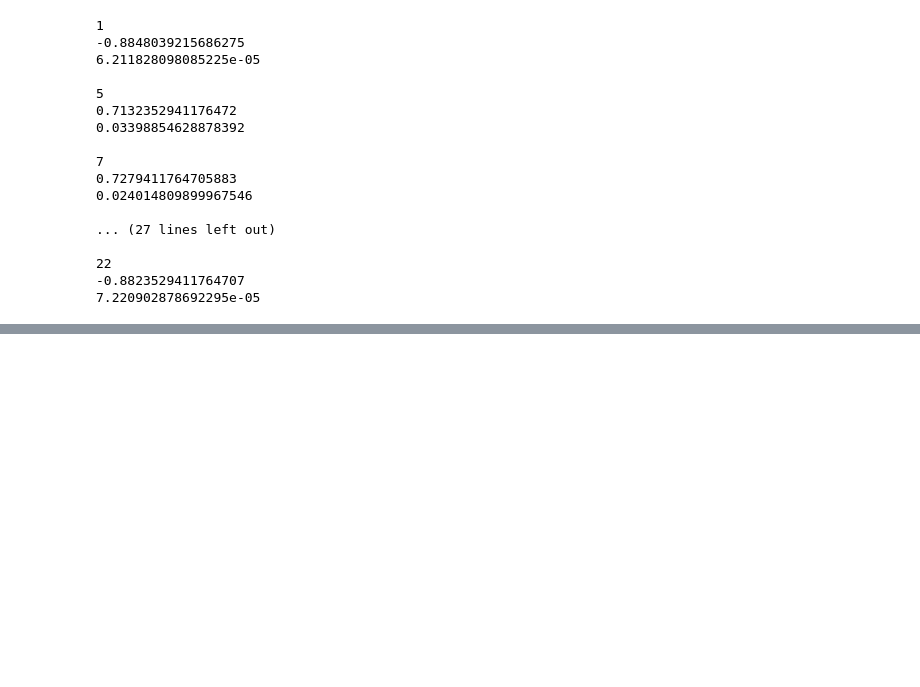
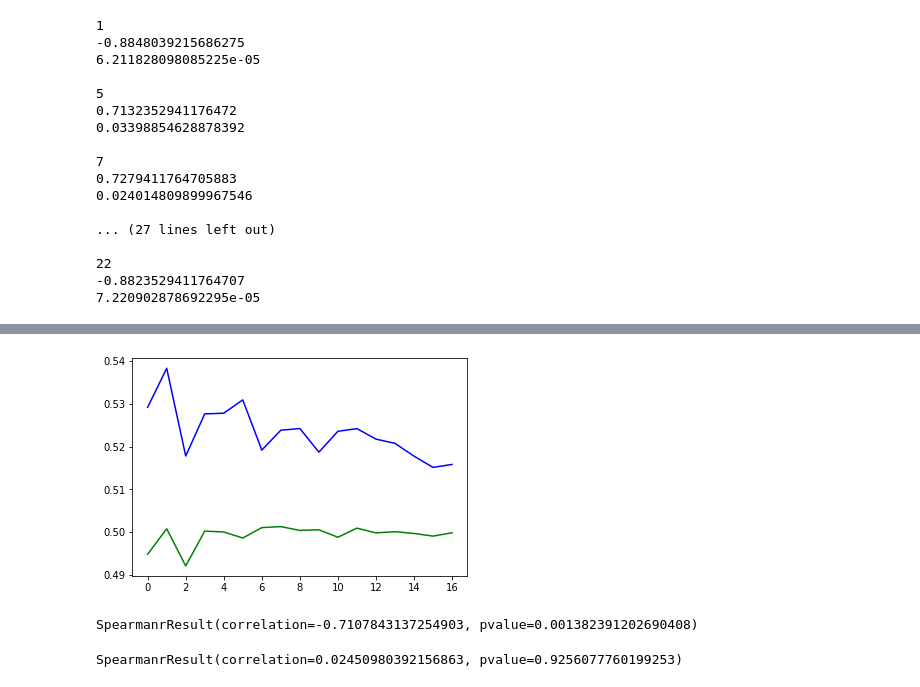
Before and after one commit to SourabhChakraborty/undergrad_thesis, a Jupyter notebook: lda_over_time.ipynb, the cells around one changed output, grey strips where cells are left out. Cells and saved outputs as stored; diff of their text form; code cells hidden in the pictures; blank space fills up the shorter version.

```diff
--- a/lda_over_time.ipynb
+++ b/lda_over_time.ipynb
@@ -764,0 +994,15 @@ for j in range(26):
+# %%
+# modify sanders and trump indices so there are no zero values
+sanders_user_indices_mod = []
+trump_user_indices_mod = []
+
+for i in range(17):
+    sanders_user_indices_mod.append([sanders_user_indices[i][j] for j in
+        td_matrices[i][sanders_user_indices[i],:].sum(axis=1).nonzero()[0]])
+    trump_user_indices_mod.append([trump_user_indices[i][j] for j in
+        td_matrices[i][trump_user_indices[i],:].sum(axis=1).nonzero()[0]])
+# %%
+for i in range(17):
+    print(len(sanders_user_indices_mod[i]))
+    print(len(trump_user_indices_mod[i]))
+    print()
@@ -764,0 +1027,19 @@ for j in range(26):
+# %%
+# word polarization
+pi_vals_word = []
+rand_vals_word = []
+
+for i in range(17):
+    print(i)
+    curr_mat = csr_matrix(td_matrices[i])
+    pi_curr = calculate_polarization(curr_mat[sanders_user_indices_mod[i],:], curr_mat[trump_user_indices_mod[i],:])
+
+    joint_indices = sanders_user_indices_mod[i] + trump_user_indices_mod[i]
+
+    sanders_random = random.sample(joint_indices, len(sanders_user_indices_mod[i]))
+    trump_random = list(set(joint_indices).difference(sanders_random))
+
+    rand_curr = calculate_polarization(curr_mat[sanders_random,:], curr_mat[trump_random,:])
+
+    pi_vals_word.append(pi_curr)
+    rand_vals_word.append(rand_curr)
@@ -764,0 +1064,15 @@ for j in range(26):
+# %%
+plt.plot(list(range(17)), pi_vals_word, color='blue')
+plt.plot(list(range(17)), rand_vals_word, color='green')
+
+plt.show()
+# %% [output]
+[figure, added]
+# %%
+spearmanr(list(range(17)), pi_vals_word)
+# %% [output]
+SpearmanrResult(correlation=-0.7107843137254903, pvalue=0.001382391202690408)
+# %%
+spearmanr(list(range(17)), rand_vals_word)
+# %% [output]
+SpearmanrResult(correlation=0.02450980392156863, pvalue=0.9256077760199253)
```
Also changed, not shown: parts of 100 cells of this notebook.
